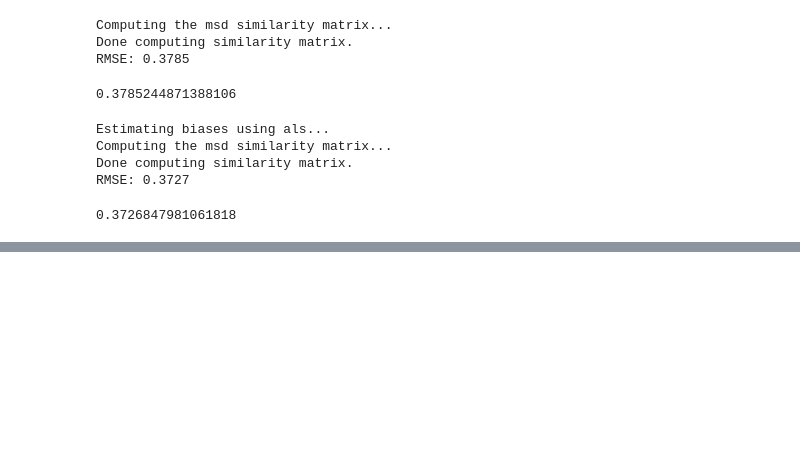
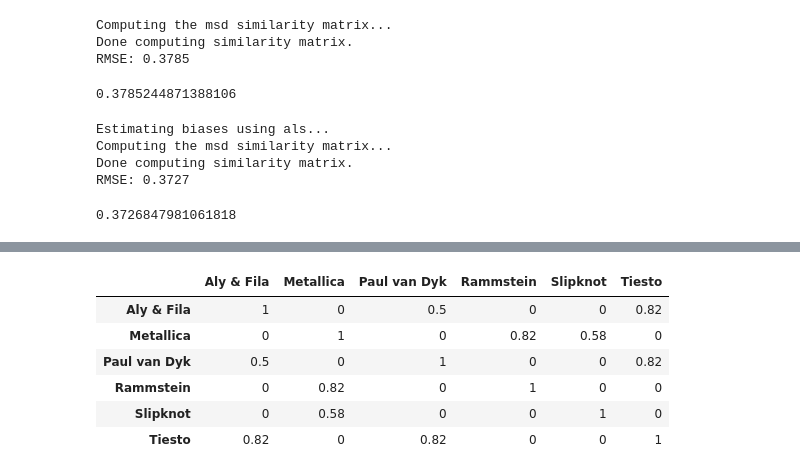
Before and after one commit to PacktPublishing/Hands-On-Machine-Learning-with-scikit-learn-and-Scientific-Python-Toolkits, a Jupyter notebook: chapters/ch13/RecSys.ipynb, the cells around one changed output, grey strips where cells are left out. Saved outputs shown, nothing was run; the diff lists cells and outputs as text; code cells hidden in the pictures; blank space fills up the shorter version.

```diff
--- a/chapters/ch13/RecSys.ipynb
+++ b/chapters/ch13/RecSys.ipynb
@@ -243,0 +556,22 @@ RMSE: 0.3727
+# %%
+from sklearn.metrics.pairwise import cosine_similarity
+
+artist_ids = ['Aly & Fila', 'Metallica', 'Paul van Dyk', 'Rammstein', 'Slipknot', 'Tiesto']
+
+pd.DataFrame(
+    cosine_similarity(
+        df_music_ratings_pivoted.T.loc[artist_ids, :].values
+    ),
+    index=artist_ids,
+    columns=artist_ids
+).round(2).style.bar(
+    subset=artist_ids,  align='mid', color='#AAA'
+)
+# %% [output]
+|  | Aly & Fila | Metallica | Paul van Dyk | Rammstein | Slipknot | Tiesto |
+| Aly & Fila | 1 | 0 | 0.5 | 0 | 0 | 0.82 |
+| Metallica | 0 | 1 | 0 | 0.82 | 0.58 | 0 |
+| Paul van Dyk | 0.5 | 0 | 1 | 0 | 0 | 0.82 |
+| Rammstein | 0 | 0.82 | 0 | 1 | 0 | 0 |
+| Slipknot | 0 | 0.58 | 0 | 0 | 1 | 0 |
+| Tiesto | 0.82 | 0 | 0.82 | 0 | 0 | 1 |
```
Also changed, not shown: parts of 44 cells of this notebook, 5 other files.
